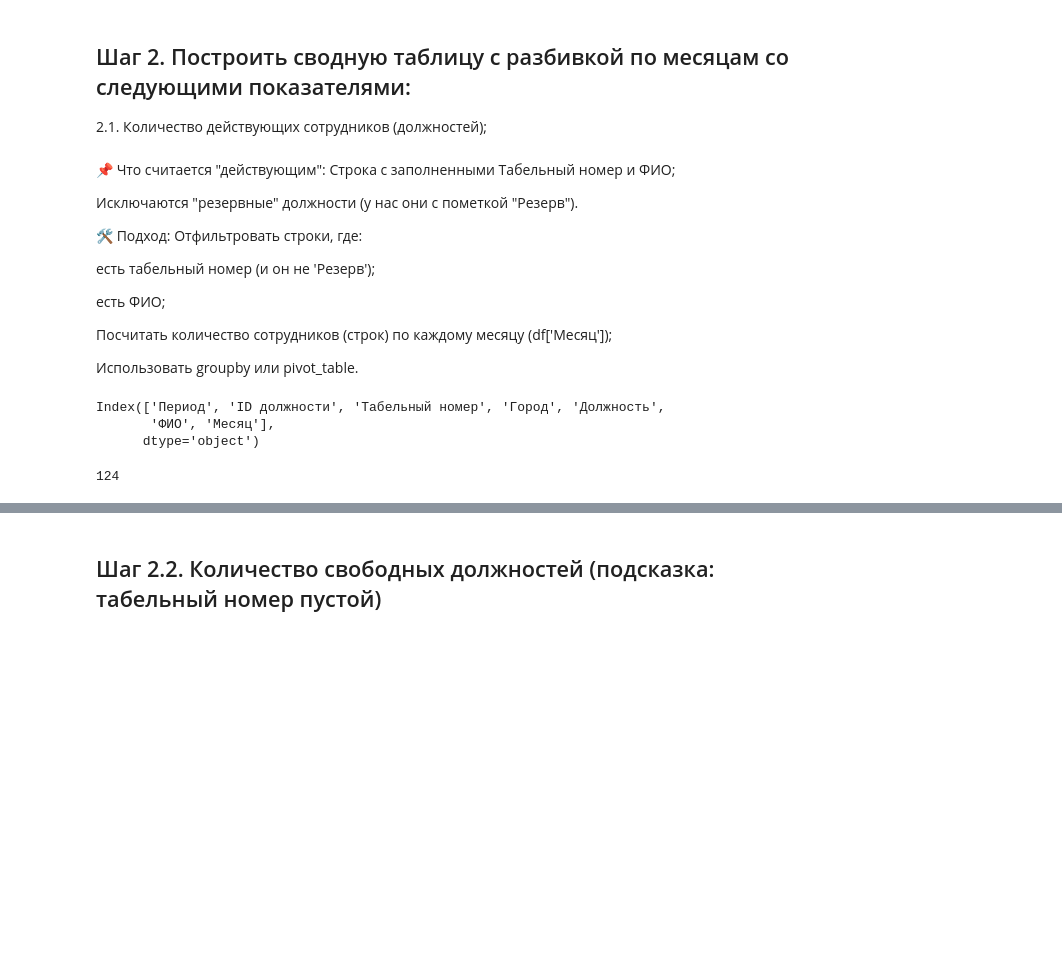
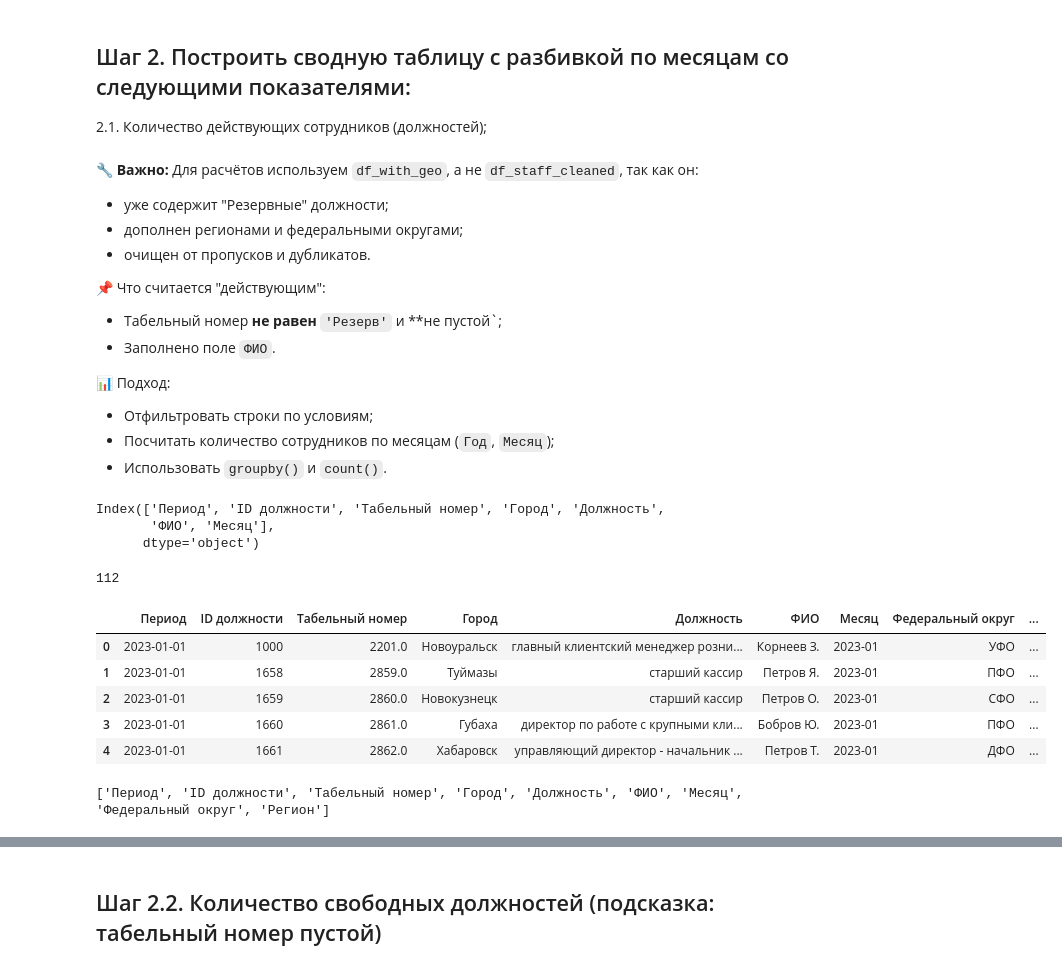
Before and after one commit to liliya-star/analyst-staff-analysis, a Jupyter notebook: analyst_test_case.ipynb, the cells around one changed output, grey strips where cells are left out. Saved outputs shown, nothing was run; the diff lists cells and outputs as text; code cells hidden in the pictures; blank space fills up the shorter version.

Commit message:
Завершена логика анализа штатной численности и расчётов резервов

```diff
--- a/analyst_test_case.ipynb
+++ b/analyst_test_case.ipynb
@@ -247,2 +210,15 @@ df_staff_reserve.head()
-# %%
-df_staff_cleaned = pd.concat([df_staff_cleaned, df_staff_reserve], ignore_index=True)
+# %%
+df_with_reserve = df_staff_cleaned.copy()
+
+# Условие: все три поля пустые — это резерв
+mask_reserve = (
+    df_with_reserve['Табельный номер'].isnull() &
+    df_with_reserve['Должность'].isnull() &
+    df_with_reserve['ФИО'].isnull()
+)
+
+# Проставим "Резерв" в нужные поля
+df_with_reserve.loc[mask_reserve, 'Должность'] = 'Резерв'
+df_with_reserve.loc[mask_reserve, 'Табельный номер'] = 'Резерв'
+df_with_reserve.loc[mask_reserve, 'ФИО'] = 'Резерв'
+display(df_with_reserve[mask_reserve].head())
@@ -250,19 +233,17 @@ df_staff_cleaned = pd.concat([df_staff_cleaned, df_staff_reserve], ignore_index=
 ## Шаг 2. Построить сводную таблицу с разбивкой по месяцам со следующими показателями:
 2.1. Количество действующих сотрудников (должностей);
 # %% [markdown]
+🔧 **Важно:** Для расчётов используем `df_with_geo`, а не `df_staff_cleaned`, так как он:
+- уже содержит "Резервные" должности;
+- дополнен регионами и федеральными округами;
+- очищен от пропусков и дубликатов.
+
 📌 Что считается "действующим":
-Строка с заполненными Табельный номер и ФИО;
+- Табельный номер **не равен** `'Резерв'` и **не пустой`;
+- Заполнено поле `ФИО`.
 
-Исключаются "резервные" должности (у нас они с пометкой "Резерв").
-
-🛠 Подход:
-Отфильтровать строки, где:
-
-есть табельный номер (и он не 'Резерв');
-
-есть ФИО;
-
-Посчитать количество сотрудников (строк) по каждому месяцу (df['Месяц']);
-
-Использовать groupby или pivot_table.
+📊 Подход:
+- Отфильтровать строки по условиям;
+- Посчитать количество сотрудников по месяцам (`Год`, `Месяц`);
+- Использовать `groupby()` и `count()`.
 # %%
@@ -272,6 +253,19 @@ Index(['Период', 'ID должности', 'Табельный номер',
        'ФИО', 'Месяц'],
       dtype='object')
 # %%
-print(df_staff_cleaned['Табельный номер'].isna().sum())
+print(df_with_reserve['Табельный номер'].isna().sum())
 # %% [output]
-124
+112
+# %%
+# Объединяем с таблицей городов для добавления регионов и федеральных округов
+df_with_geo = df_with_reserve.merge(df_cities, on='Город', how='left')
+
+# Проверим результат
+df_with_geo.head()
+# %% [output]
+|  | Период | ID должности | Табельный номер | Город | Должность | ФИО | Месяц | Федеральный округ | ... |
+| 0 | 2023-01-01 | 1000 | 2201.0 | Новоуральск | главный клиентский менеджер розни... | Корнеев З. | 2023-01 | УФО | ... |
+| 1 | 2023-01-01 | 1658 | 2859.0 | Туймазы | старший кассир | Петров Я. | 2023-01 | ПФО | ... |
+| 2 | 2023-01-01 | 1659 | 2860.0 | Новокузнецк | старший кассир | Петров О. | 2023-01 | СФО | ... |
+| 3 | 2023-01-01 | 1660 | 2861.0 | Губаха | директор по работе с крупными кли... | Бобров Ю. | 2023-01 | ПФО | ... |
+| 4 | 2023-01-01 | 1661 | 2862.0 | Хабаровск | управляющий директор - начальник ... | Петров Т. | 2023-01 | ДФО | ... |
@@ -277,0 +274,4 @@ print(df_staff_cleaned['Табельный номер'].isna().sum())
+# %%
+print(df_with_geo.columns.tolist())
+# %% [output]
+['Период', 'ID должности', 'Табельный номер', 'Город', 'Должность', 'ФИО', 'Месяц', 'Федеральный округ', 'Регион']
```
Also changed, not shown: parts of 23 cells of this notebook.
